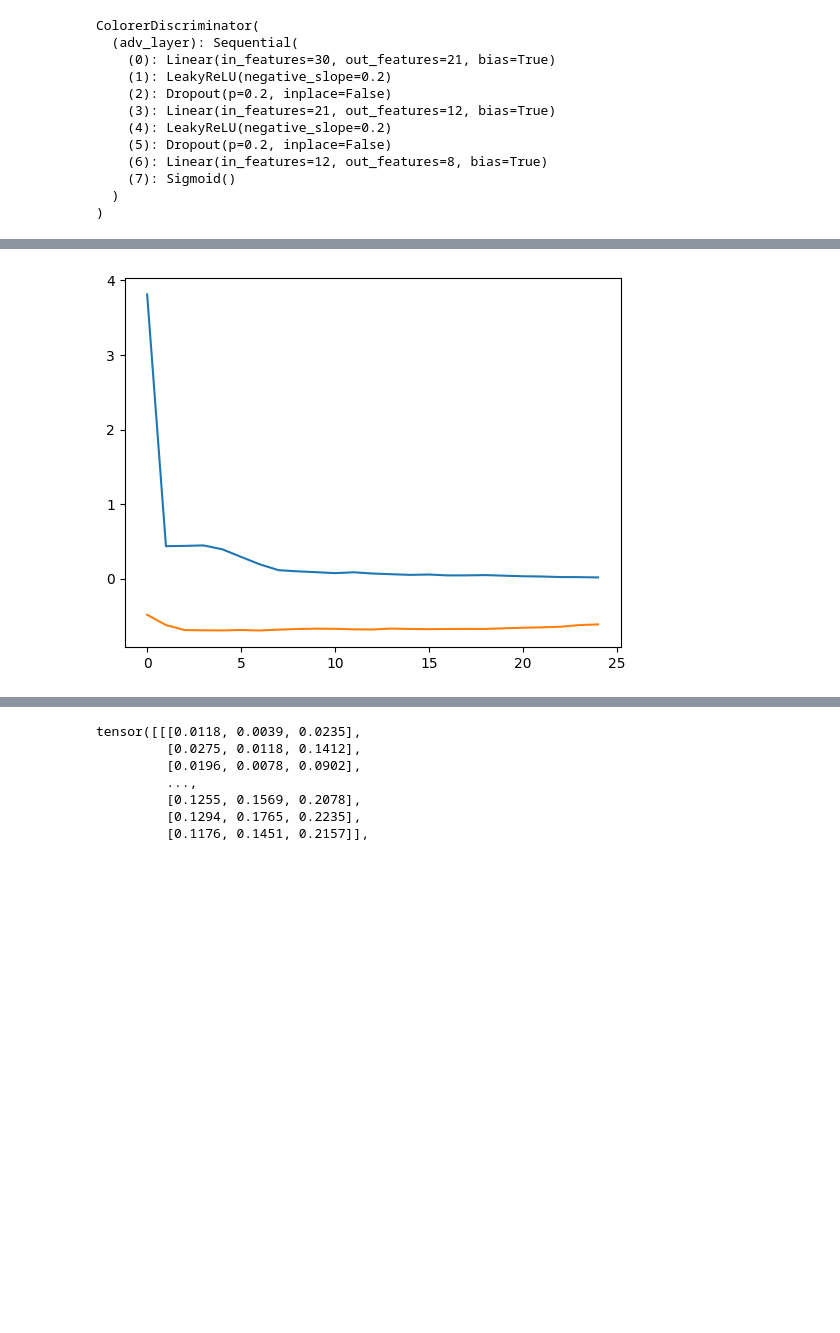
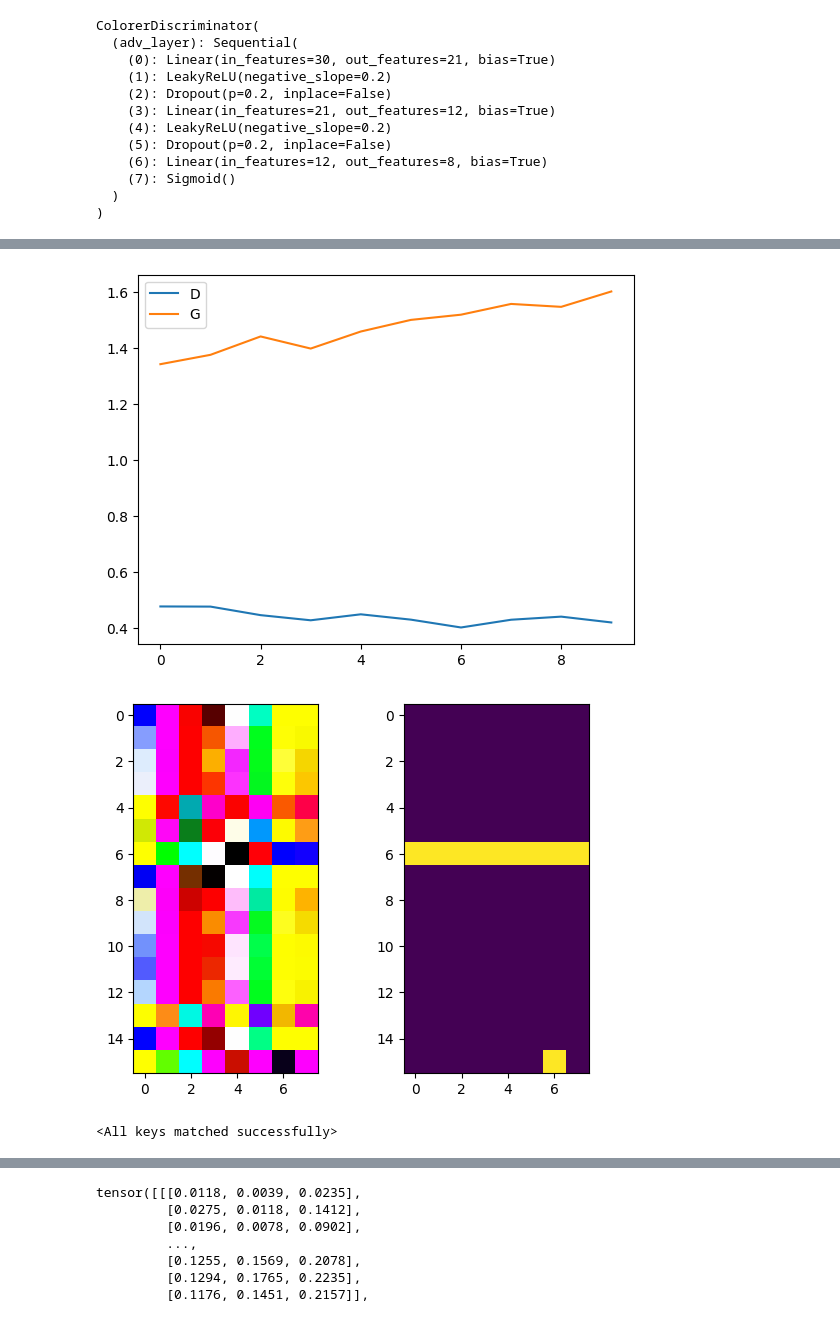
Before and after one commit to D1MK4real/InnPrac, a Jupyter notebook: test.ipynb, the cells around one changed output, grey strips where cells are left out. Saved outputs shown, nothing was run; the diff lists cells and outputs as text; code cells hidden in the pictures; blank space fills up the shorter version.

```diff
--- a/test.ipynb
+++ b/test.ipynb
@@ -165,7 +165,7 @@ def get_noise(n_samples, input_dim, device):
     return torch.randn(n_samples, input_dim, device=device)
 # %%
 from torch.utils.data.dataloader import DataLoader
-batch_size=64
+batch_size=16
 train_dataloader = DataLoader(dataset,drop_last=True, batch_size=batch_size, shuffle=True)
 # %%
 def get_checkpoint_filename(checkpoint_root: str, checkpoint_name: str, epoch: int = None) -> str:
@@ -253,10 +229,11 @@ def get_gradient_penalty(disc, real, fake, audio_embedding):
 from tqdm.notebook import tqdm
 import logging
 import torch
+import numpy as np
 from IPython.display import clear_output
 from torch.utils.data.dataloader import DataLoader
 from tqdm.notebook import tqdm
-n_epochs = 250 # training_params["n_epochs"]
+n_epochs = 10 # training_params["n_epochs"]
 lr1 = 2e-4
 lr2 = 2e-4
 checkpoint_root ='/home/dmitriy/OVE/covergan/weights'
@@ -266,15 +243,15 @@ disc_opt = torch.optim.Adam(disc.parameters(), lr=lr2,betas=(0.5, 0.9))
 criterion = torch.nn.BCELoss()
 
 # model_name = f'colorer_{colorer.color_type}_{colorer.colors_count}_colors'
-model_name = f'sec6emo_f_colorer_{colorer.colors_count}_colors_{train_dataloader.dataset.sorted_color}'
+model_name = f'new6emo_f_colorer_{colorer.colors_count}_colors_{train_dataloader.dataset.sorted_color}'
 print("Trying to load checkpoint.")
 epochs_done = load_checkpoint(checkpoint_root, model_name, [colorer, disc, gen_opt, disc_opt])
 
 if epochs_done:
     logger.info(f"Loaded a checkpoint with {epochs_done} epochs done")
-disc_repeats = 1
+disc_repeats = 5
 step = 0
-log_interval = 10
+log_interval = 1
 mean_iteration_disc_loss= 0
 cur_step = 0
 D = []
@@ -285,6 +262,8 @@ for epoch in tqdm(range(epochs_done + 1, n_epochs + epochs_done + 1)):
     running_G_test_loss = 0.0
     count = 0
     count_disc = 0
+    fake_covers = None
+    fake_disc_pred_gen = None
     for emotion, palette in train_dataloader:
         palette = palette.to(device)
         cur_batch_size = len(emotion)
@@ -296,12 +275,12 @@ for epoch in tqdm(range(epochs_done + 1, n_epochs + epochs_done + 1)):
             fake_covers = colorer(z, fake_labels)
             disc_opt.zero_grad()
             disc_real_pred = disc(palette, emotion)
-            # real_disc_loss = criterion(disc_real_pred, torch.ones_like(disc_real_pred).to(device))
-            gp = get_gradient_penalty(disc, palette.data, fake_covers.data, fake_labels)
+            real_disc_loss = criterion(disc_real_pred, torch.ones_like(disc_real_pred).to(device))
+            # gp = get_gradient_penalty(disc, palette.data, fake_covers.data, fake_labels)
             fake_disc_pred = disc(fake_covers.detach(), fake_labels)
-            # gen_disc_loss = criterion(fake_disc_pred, torch.zeros_like(fake_disc_pred).to(device))
-            # disc_loss = (real_disc_loss + gen_disc_loss) / 2
-            disc_loss = fake_disc_pred.mean() - disc_real_pred.mean()+10*gp
+            gen_disc_loss = criterion(fake_disc_pred, torch.zeros_like(fake_disc_pred).to(device))
+            disc_loss = (real_disc_loss + gen_disc_loss) / 2
+            # disc_loss = fake_disc_pred.mean() - disc_real_pred.mean()+10*gp
             disc_loss.backward()
             disc_opt.step()
             mean_iteration_disc_loss = disc_loss.item()
@@ -311,8 +290,7 @@ for epoch in tqdm(range(epochs_done + 1, n_epochs + epochs_done + 1)):
         disc_opt.zero_grad()
         fake_covers =  colorer(z, fake_labels)
         fake_disc_pred_gen = disc(fake_covers, fake_labels)
-        gen_loss = -fake_disc_pred_gen.mean()
-        # gen_loss = criterion(fake_disc_pred_gen, torch.ones_like(fake_disc_pred_gen).to(device))
+        gen_loss = criterion(fake_disc_pred_gen, torch.ones_like(fake_disc_pred_gen).to(device))
         gen_loss.backward()
         gen_opt.step()
         running_G_test_loss += gen_loss.item()
@@ -330,5 +308,15 @@ for epoch in tqdm(range(epochs_done + 1, n_epochs + epochs_done + 1)):
         print('Train LOSS: colorer {}, disc {}'.format(avg_G_test_loss, avg_D_test_loss))
         plt.plot(D,label='D')
         plt.plot(G,label='G')
+        plt.legend()
         plt.show()
+        plt.close()
+        plt.subplot(1,2,1)
+        col = fake_covers.detach().numpy().reshape((-1,8,3))
+        plt.imshow(col)
+        plt.subplot(1,2,2)
+        tr = fake_disc_pred_gen.detach().numpy().reshape((-1,8))
+        tr = (tr>=0.5)#green is good
+        plt.imshow(tr)
+        plt.show()
 # %% [output]
@@ -336,6 +324,9 @@ Train LOSS: colorer -0.6133060765266418, disc 0.016879880130290986
-[figure, old version]
+[figure, new version]
+[figure, added]
 # %%
-colorer.load_state_dict(torch.load('/home/dmitriy/OVE/covergan/weights/6emo_f_colorer_8_colors_sorted.pt')['0_state_dict'])
+colorer.load_state_dict(torch.load('/home/dmitriy/OVE/covergan/weights/new6emo_f_colorer_8_colors_sorted.pt')['0_state_dict'])
+# %% [output]
+<All keys matched successfully>
 # %%
 from outer.models.discriminator import Discriminator
 from outer.models.my_gen_fixed_6figs32_good import MyGeneratorFixedSixFigs32Good
```
Also changed, not shown: parts of 5 cells of this notebook, 5 other files.
